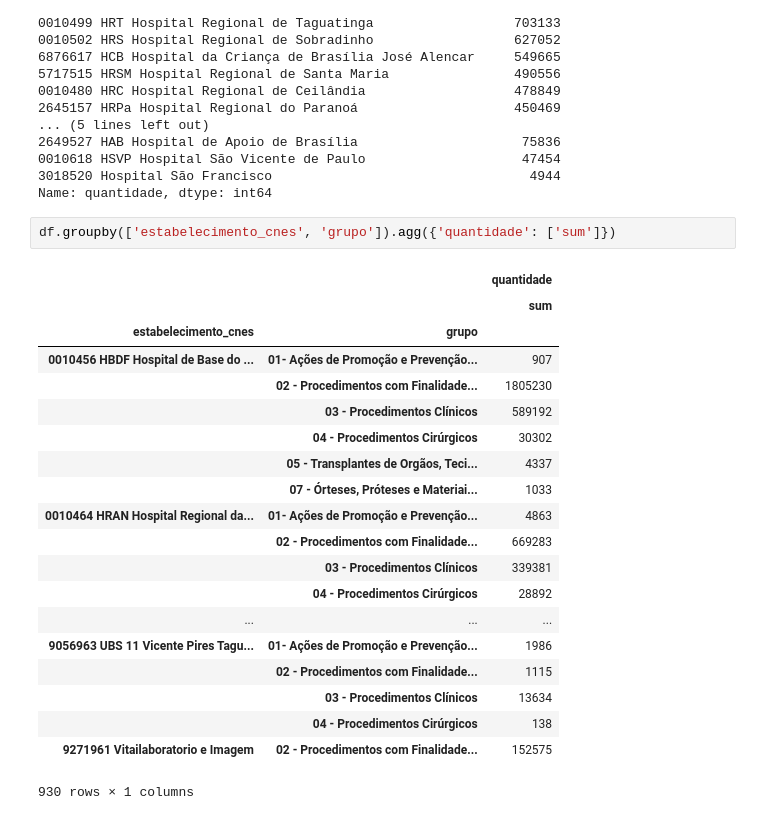
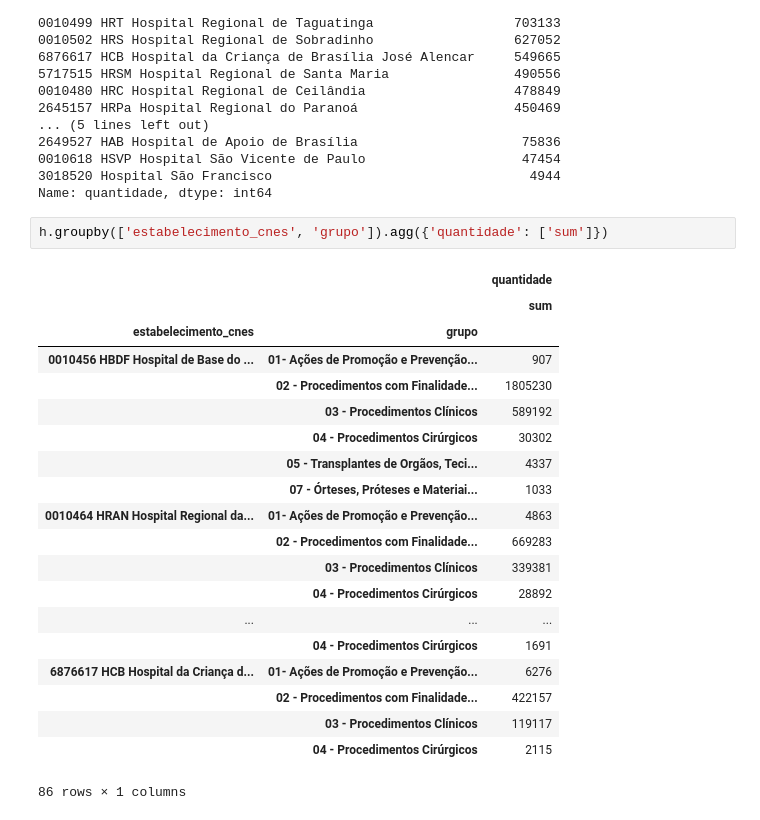
Before and after one commit to joaoavf/hack_saude_2018, a Jupyter notebook: Análise Exploratória - Atendimentos.ipynb, the cells around one changed output. Drawn from its saved outputs; the diff is of its cells as text.

```diff
--- a/Análise Exploratória - Atendimentos.ipynb
+++ b/Análise Exploratória - Atendimentos.ipynb
@@ -165,25 +165,25 @@ estabelecimento_cnes
 3018520 Hospital São Francisco                                 4944
 Name: quantidade, dtype: int64
 # %%
-df.groupby(['estabelecimento_cnes', 'grupo']).agg({'quantidade': ['sum']})
+h.groupby(['estabelecimento_cnes', 'grupo']).agg({'quantidade': ['sum']})
 # %% [output]
 |  |  | quantidade |
 |  |  | sum |
 | estabelecimento_cnes | grupo |  |
 | 0010456 HBDF Hospital de Base do ... | 01- Ações de Promoção e Prevenção... | 907 |
 |  | 02 - Procedimentos com Finalidade... | 1805230 |
 |  | 03 - Procedimentos Clínicos | 589192 |
 |  | 04 - Procedimentos Cirúrgicos | 30302 |
 |  | 05 - Transplantes de Orgãos, Teci... | 4337 |
 |  | 07 - Órteses, Próteses e Materiai... | 1033 |
 | 0010464 HRAN Hospital Regional da... | 01- Ações de Promoção e Prevenção... | 4863 |
 |  | 02 - Procedimentos com Finalidade... | 669283 |
 |  | 03 - Procedimentos Clínicos | 339381 |
 |  | 04 - Procedimentos Cirúrgicos | 28892 |
 | ... | ... | ... |
-| 9056963 UBS 11 Vicente Pires Tagu... | 01- Ações de Promoção e Prevenção... | 1986 |
-|  | 02 - Procedimentos com Finalidade... | 1115 |
-|  | 03 - Procedimentos Clínicos | 13634 |
-|  | 04 - Procedimentos Cirúrgicos | 138 |
-| 9271961 Vitailaboratorio e Imagem | 02 - Procedimentos com Finalidade... | 152575 |
+|  | 04 - Procedimentos Cirúrgicos | 1691 |
+| 6876617 HCB Hospital da Criança d... | 01- Ações de Promoção e Prevenção... | 6276 |
+|  | 02 - Procedimentos com Finalidade... | 422157 |
+|  | 03 - Procedimentos Clínicos | 119117 |
+|  | 04 - Procedimentos Cirúrgicos | 2115 |
-930 rows × 1 columns
+86 rows × 1 columns
```
Also changed, not shown: parts of 5 cells of this notebook.
